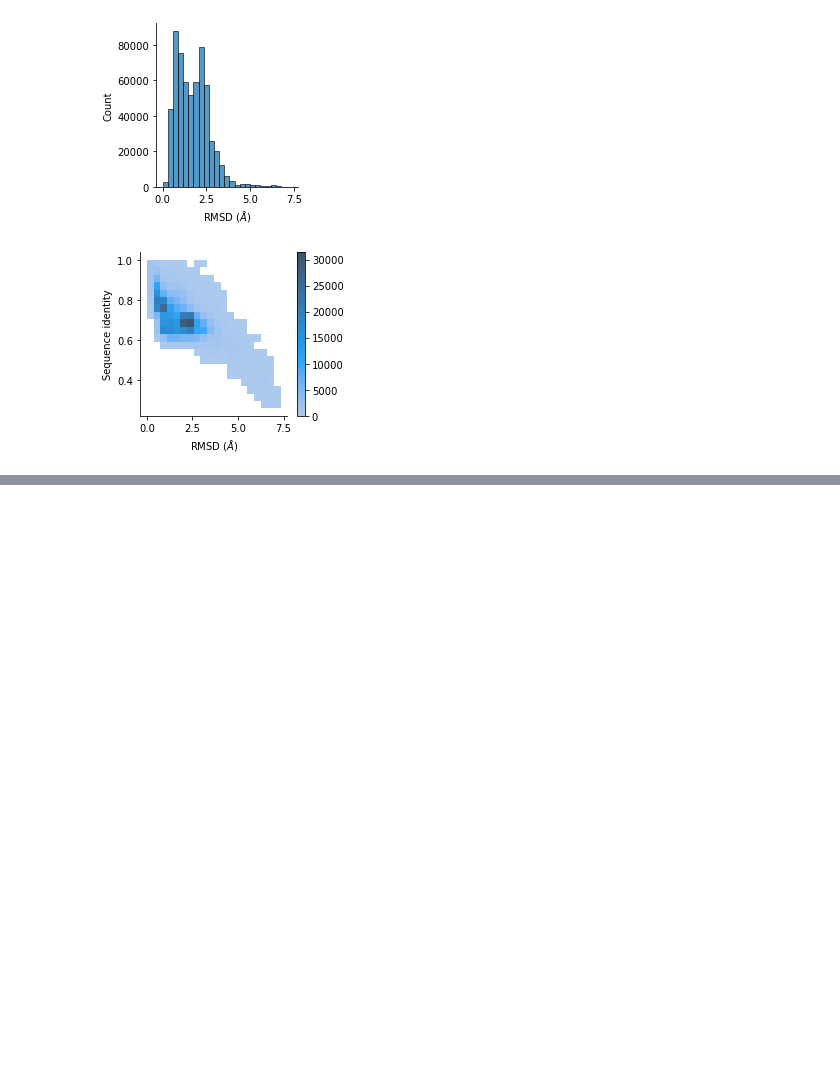
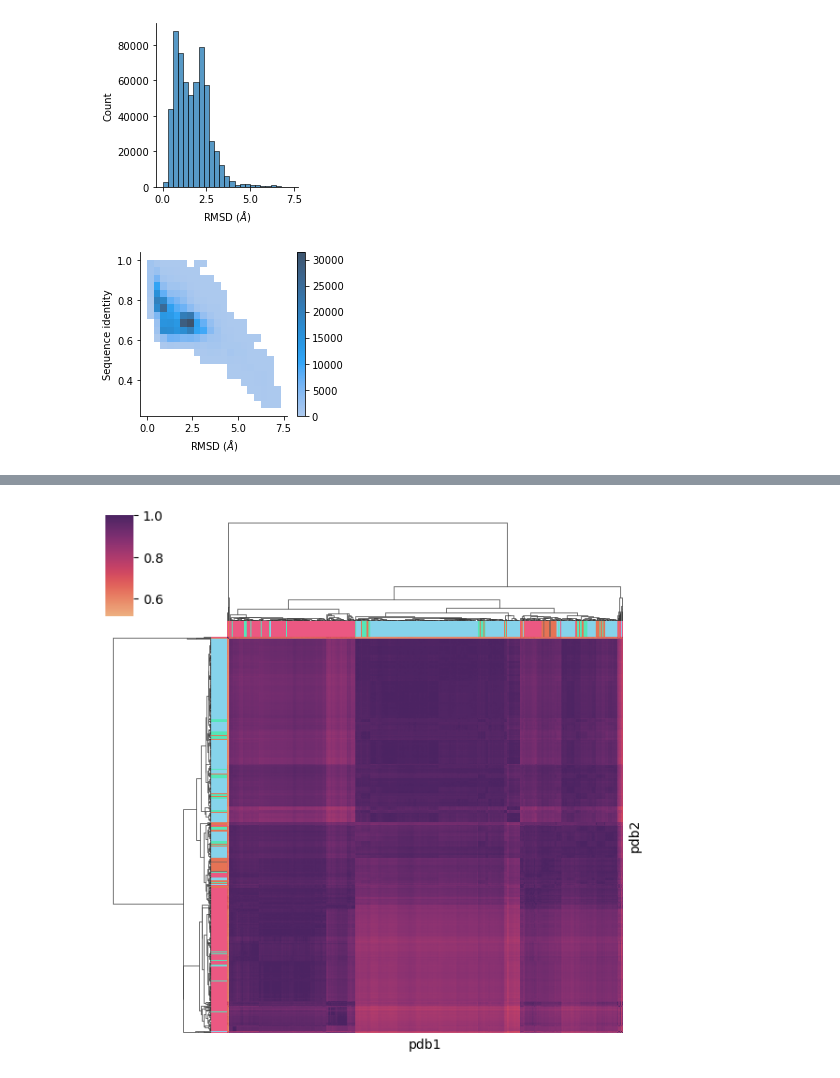
Before and after one commit to kacarlab/nif-structures, a Jupyter notebook: notebooks/04-structural-alignment.ipynb, the cells around one changed output, grey strips where cells are left out. Drawn from its saved outputs; the diff is of its cells as text; code cells hidden in the pictures; blank space fills up the shorter version.

```diff
--- a/notebooks/04-structural-alignment.ipynb
+++ b/notebooks/04-structural-alignment.ipynb
@@ -450,3 +264,26 @@ g.savefig('../figures/hh-histogram2D-rmsd-idali.png', dpi=300)
+# %%
+hh_usalign_matrix = hh_usalign.drop_duplicates(
+    subset=['pdb1', 'pdb2'], keep='first'
+).pivot(columns='pdb1', index='pdb2', values='tm-score2').dropna()
+
+palette = {
+    'nif-i': '#EB5882',
+    'nif-ii': '#86D3EB',
+    'nif-iii': '#E67355',
+    'an': '#55E6B8',
+    'other': '#8F655A'
+}
+colors_rows = [palette[reference_types[x]] for x in hh_usalign_matrix.index.to_list()]
+colors_columns = [palette[reference_types[x]] for x in hh_usalign_matrix.columns]
+
+g = sns.clustermap(
+    data=hh_usalign_matrix, figsize=(6, 6), col_cluster=True, xticklabels=False, yticklabels=False,
+    row_colors=colors_rows, col_colors=colors_columns, cmap='flare'
+)
+# g.savefig('../figures/ddkk-clustermap-tmscore.svg')
+# g.savefig('../figures/ddkk-clustermap-tmscore.png', dpi=300)
+# %% [output]
+[figure, added]
 # %%
 hh_usalign_matrix = hh_usalign.drop_duplicates(
     subset=['pdb1', 'pdb2'], keep='first'
```
Also changed, not shown: parts of 36 cells of this notebook, 9 other files.
